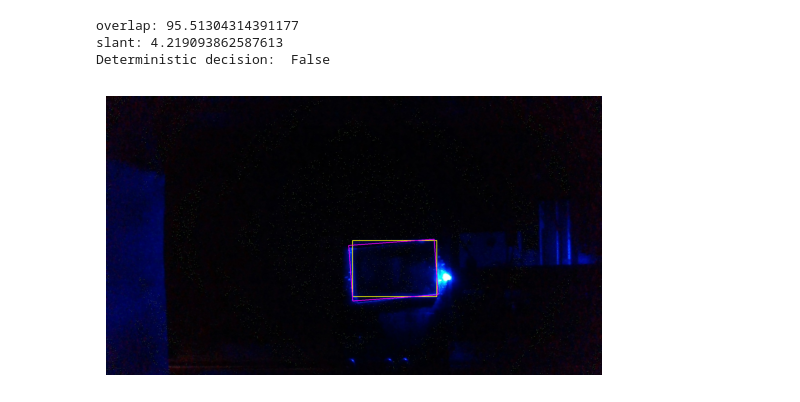
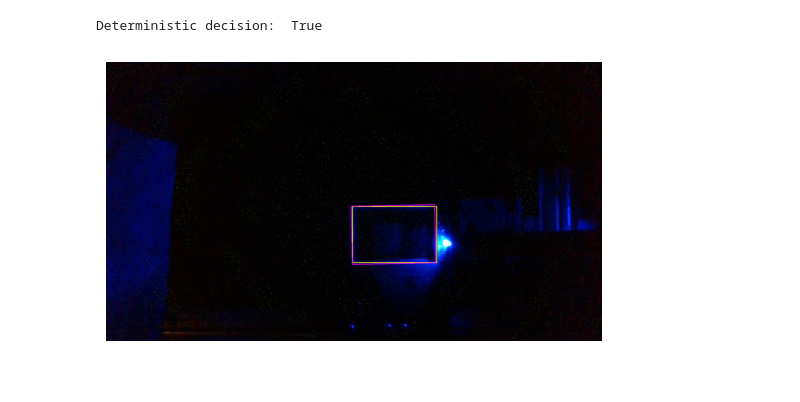
Before and after one commit to PV-Lab/ASHE, a Jupyter notebook: deterministic_pipeline.ipynb, the cells around one changed output. Drawn from its saved outputs; the diff is of its cells as text; code cells hidden in the pictures.

```diff
--- a/deterministic_pipeline.ipynb
+++ b/deterministic_pipeline.ipynb
@@ -9,37 +8,38 @@ import numpy as np
 INTERNAL_CROP_RECT = (900, 540, 380, 240) # User confirmed crop bounds
 
 alum_img_path = "./images/test_images/aluminum_1.jpg"
-glass_img_path = "./images/test_images/large_fail_6.jpg"
+glass_img_path = "./images/test_images/success_7.jpg"
 
 img_alum = cv2.imread(alum_img_path)
 img_glass = cv2.imread(glass_img_path)
 # %%
-alum_bound, glass_bound, deterministic_decision = geometric_predict.predict_single_static(img_alum, img_glass, INTERNAL_CROP_RECT,90.,3.)
+alum_bound, glass_bound, deterministic_decision = geometric_predict.predict_single_static(img_alum, img_glass, INTERNAL_CROP_RECT, 90., 3.)
 print("Deterministic decision: ", deterministic_decision)
-
-alum_bound = alum_bound[0]
-glass_bound = glass_bound[0]
-# draw aluminum rectangle
-cv2.rectangle(img_glass,
-              (INTERNAL_CROP_RECT[0] + alum_bound[0][0], INTERNAL_CROP_RECT[1] + alum_bound[0][1]),
-              (INTERNAL_CROP_RECT[0] + alum_bound[2][0], INTERNAL_CROP_RECT[1] + alum_bound[2][1]),
-              (0, 255, 255), 2)
-
-# draw glass rectangle
-box = glass_bound.reshape((-1, 1, 2)).astype(np.int32)
-off_x = INTERNAL_CROP_RECT[0]
-off_y = INTERNAL_CROP_RECT[1]
-
-box_offset = box + [off_x, off_y]
-cv2.drawContours(img_glass, [box_offset], 0, (255, 0,255), 2)
-
-# Show the frame
-img_rgb = cv2.cvtColor(img_glass, cv2.COLOR_BGR2RGB)
-plt.imshow(img_rgb)
-plt.axis('off')
-plt.show()
 # %% [output]
-overlap: 95.51304314391177
-slant: 4.219093862587613
-Deterministic decision:  False
+Deterministic decision:  True
-[figure, removed]
+# %%
+alum_bound = alum_bound[0]
+glass_bound = glass_bound[0]
+# draw aluminum rectangle
+cv2.rectangle(img_glass,
+              (INTERNAL_CROP_RECT[0] + alum_bound[0][0], INTERNAL_CROP_RECT[1] + alum_bound[0][1]),
+              (INTERNAL_CROP_RECT[0] + alum_bound[2][0], INTERNAL_CROP_RECT[1] + alum_bound[2][1]),
+              (0, 255, 255), 2)
+
+# draw glass rectangle
+box = glass_bound.reshape((-1, 1, 2)).astype(np.int32)
+off_x = INTERNAL_CROP_RECT[0]
+off_y = INTERNAL_CROP_RECT[1]
+
+box_offset = box + [off_x, off_y]
+cv2.drawContours(img_glass, [box_offset], 0, (255, 0,255), 2)
+
+cv2.imwrite('./images/test_images/gm_success.jpg', img_glass)
+
+# Show the frame
+img_rgb = cv2.cvtColor(img_glass, cv2.COLOR_BGR2RGB)
+plt.imshow(img_rgb)
+plt.axis('off')
+plt.show()
+# %% [output]
+[figure, added]
```
Also changed, not shown: parts of 1 cell of this notebook, 37 other files.
